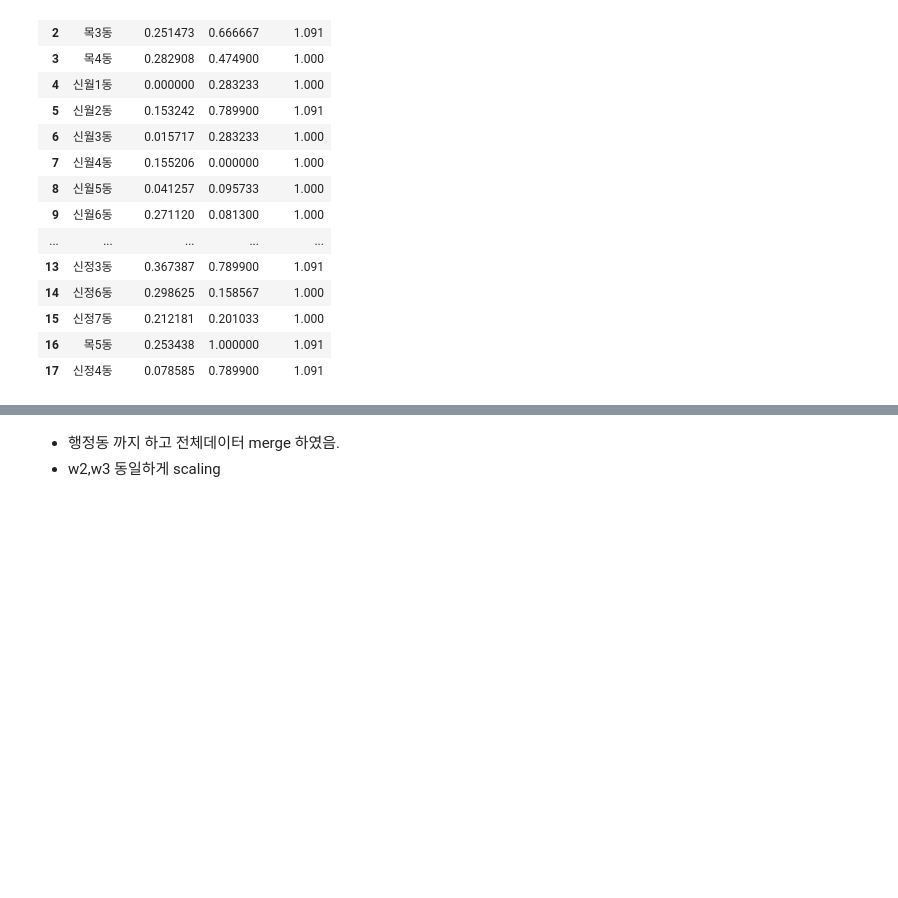
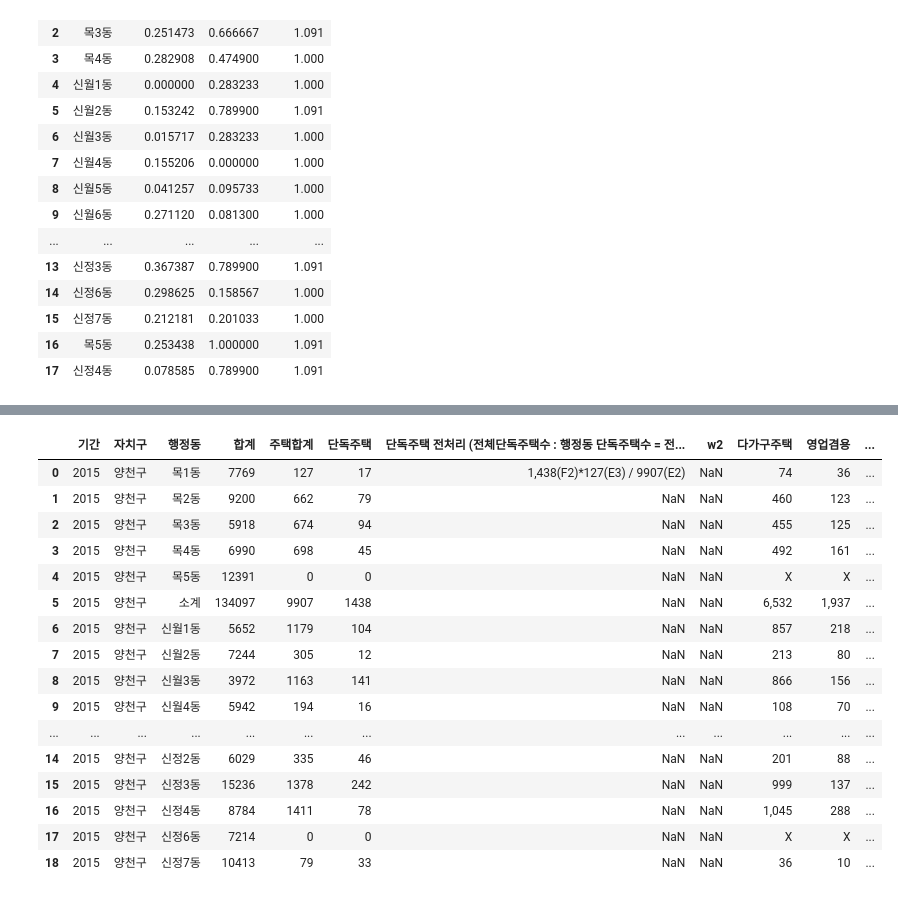
Before and after one commit to AdonisHan/yc_cctv_1214, a Jupyter notebook: data_for_emd_cctv_1214.ipynb, the cells around one changed output, grey strips where cells are left out. Drawn from its saved outputs; the diff is of its cells as text; code cells hidden in the pictures; blank space fills up the shorter version.

```diff
--- a/data_for_emd_cctv_1214.ipynb
+++ b/data_for_emd_cctv_1214.ipynb
@@ -317,5 +355,22 @@ overall_merge_scaling
 # %%
 overall_merge_w1 = pd.merge(overall_merge,overall_merge_scaling, on = ['행정동'])
-# %% [markdown]
-- 행정동 까지 하고 전체데이터 merge 하였음.
-- w2,w3 동일하게 scaling
+# %%
+w2
+# %% [output]
+|  | 기간 | 자치구 | 행정동 | 합계 | 주택합계 | 단독주택 | 단독주택 전처리 (전체단독주택수 : 행정동 단독주택수 = 전... | w2 | 다가구주택 | 영업겸용 | ... |
+| 0 | 2015 | 양천구 | 목1동 | 7769 | 127 | 17 | 1,438(F2)*127(E3) / 9907(E2) | NaN | 74 | 36 | ... |
+| 1 | 2015 | 양천구 | 목2동 | 9200 | 662 | 79 | NaN | NaN | 460 | 123 | ... |
+| 2 | 2015 | 양천구 | 목3동 | 5918 | 674 | 94 | NaN | NaN | 455 | 125 | ... |
+| 3 | 2015 | 양천구 | 목4동 | 6990 | 698 | 45 | NaN | NaN | 492 | 161 | ... |
+| 4 | 2015 | 양천구 | 목5동 | 12391 | 0 | 0 | NaN | NaN | X | X | ... |
+| 5 | 2015 | 양천구 | 소계 | 134097 | 9907 | 1438 | NaN | NaN | 6,532 | 1,937 | ... |
+| 6 | 2015 | 양천구 | 신월1동 | 5652 | 1179 | 104 | NaN | NaN | 857 | 218 | ... |
+| 7 | 2015 | 양천구 | 신월2동 | 7244 | 305 | 12 | NaN | NaN | 213 | 80 | ... |
+| 8 | 2015 | 양천구 | 신월3동 | 3972 | 1163 | 141 | NaN | NaN | 866 | 156 | ... |
+| 9 | 2015 | 양천구 | 신월4동 | 5942 | 194 | 16 | NaN | NaN | 108 | 70 | ... |
+| ... | ... | ... | ... | ... | ... | ... | ... | ... | ... | ... | ... |
+| 14 | 2015 | 양천구 | 신정2동 | 6029 | 335 | 46 | NaN | NaN | 201 | 88 | ... |
+| 15 | 2015 | 양천구 | 신정3동 | 15236 | 1378 | 242 | NaN | NaN | 999 | 137 | ... |
+| 16 | 2015 | 양천구 | 신정4동 | 8784 | 1411 | 78 | NaN | NaN | 1,045 | 288 | ... |
+| 17 | 2015 | 양천구 | 신정6동 | 7214 | 0 | 0 | NaN | NaN | X | X | ... |
+| 18 | 2015 | 양천구 | 신정7동 | 10413 | 79 | 33 | NaN | NaN | 36 | 10 | ... |
```
Also changed, not shown: parts of 75 cells of this notebook.
